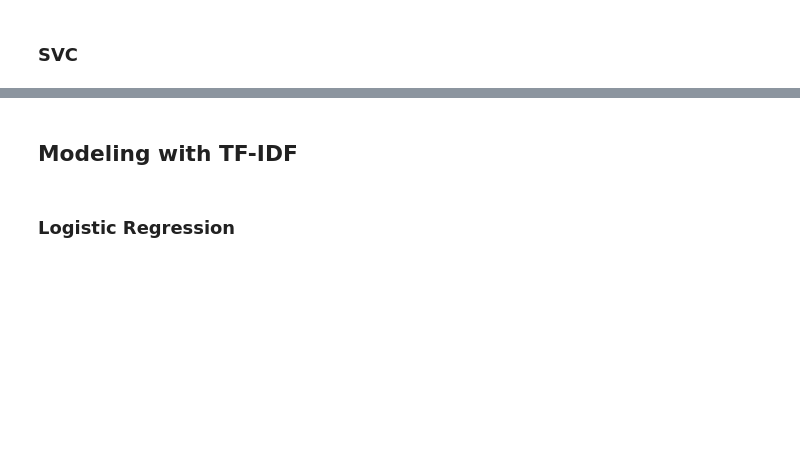
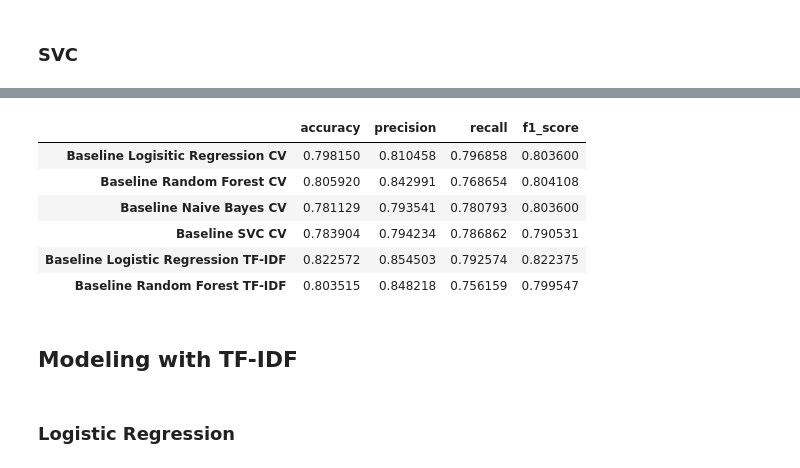
Before and after one commit to ismael-araujo/Hotel-Reviews-Analysis-Using-NLP, a Jupyter notebook: models/baseline-models.ipynb, the cells around one changed output, grey strips where cells are left out. Saved outputs shown, nothing was run; the diff lists cells and outputs as text; code cells hidden in the pictures; blank space fills up the shorter version.

```diff
--- a/models/baseline-models.ipynb
+++ b/models/baseline-models.ipynb
@@ -143,9 +141,20 @@ Recall: 0.7968582649053909
 # %% [markdown]
 ### Random Forest
 # %%
-rf_cv = RandomForestClassifier(n_jobs=-1)
-rf_cv.fit(X_train_cv, y_train)
-y_rf_cv = rf_cv.predict(X_test_cv)
+rf_baseline = RandomForestClassifier(n_jobs=-1)
+rf_baseline.fit(X_train_cv, y_train)
+y_rf_cv = rf_baseline.predict(X_test_cv)
+# %%
+# Creating dictionary with all metrics
+rf_cv_accuracy = accuracy_score(y_test, y_rf_cv)
+rf_cv_precision = precision_score(y_test, y_rf_cv)
+rf_cv_recall = recall_score(y_test, y_rf_cv)
+rf_cv_f1 = f1_score(y_test, y_rf_cv)
+
+metric_dict['Baseline Random Forest CV'] = {'Accuracy': rf_cv_accuracy,
+                                                'Precision': rf_cv_precision,
+                                                'Recall': rf_cv_recall,
+                                                'F1 Score': rf_cv_f1 }
 # %%
 # Random Forest baseline evaluation
 evaluation(y_test, y_rf_cv)
@@ -162,6 +171,17 @@ nb_base_cv = MultinomialNB(alpha = .01)
 nb_base_cv.fit(X_train_cv, y_train)
 
 y_nb_base_cv = nb_base_cv.predict(X_test_cv)
+# %%
+# Creating dictionary with all metrics
+nb_cv_accuracy = accuracy_score(y_test, y_nb_base_cv)
+nb_cv_precision = precision_score(y_test, y_nb_base_cv)
+nb_cv_recall = recall_score(y_test, y_nb_base_cv)
+nb_cv_f1 = f1_score(y_test, y_lg_base_cv)
+
+metric_dict['Baseline Naive Bayes CV'] = {'Accuracy': nb_cv_accuracy,
+                                                'Precision': nb_cv_precision,
+                                                'Recall': nb_cv_recall,
+                                                'F1 Score': nb_cv_f1 }
 # %%
 # Naive Bayes baseline evaluation
 evaluation(y_test, y_nb_base_cv)
@@ -177,6 +197,17 @@ Recall: 0.7807925740806855
 svc = SVC(kernel='linear')
 svc.fit(X_train_cv, y_train)
 y_pred_svc = svc.predict(X_test_cv)
+# %%
+# Creating dictionary with all metrics
+svc_cv_accuracy = accuracy_score(y_test, y_pred_svc)
+svc_cv_precision = precision_score(y_test, y_pred_svc)
+svc_cv_recall = recall_score(y_test, y_pred_svc)
+svc_cv_f1 = f1_score(y_test, y_pred_svc)
+
+metric_dict['Baseline SVC CV'] = {'Accuracy': svc_cv_accuracy,
+                                  'Precision': svc_cv_precision,
+                                  'Recall': svc_cv_recall,
+                                  'F1 Score': svc_cv_f1 }
 # %%
 evaluation(y_test, y_pred_svc)
 # %% [output]
@@ -188,3 +219,13 @@ Recall: 0.7868618350589075
+# %%
+pd.DataFrame.from_dict(metric_dict, orient='index')
+# %% [output]
+|  | accuracy | precision | recall | f1_score |
+| Baseline Logisitic Regression CV | 0.798150 | 0.810458 | 0.796858 | 0.803600 |
+| Baseline Random Forest CV | 0.805920 | 0.842991 | 0.768654 | 0.804108 |
+| Baseline Naive Bayes CV | 0.781129 | 0.793541 | 0.780793 | 0.803600 |
+| Baseline SVC CV | 0.783904 | 0.794234 | 0.786862 | 0.790531 |
+| Baseline Logistic Regression TF-IDF | 0.822572 | 0.854503 | 0.792574 | 0.822375 |
+| Baseline Random Forest TF-IDF | 0.803515 | 0.848218 | 0.756159 | 0.799547 |
 # %% [markdown]
 ## Modeling with TF-IDF
 # %% [markdown]
```
Also changed, not shown: parts of 30 cells of this notebook, 1 other file.
